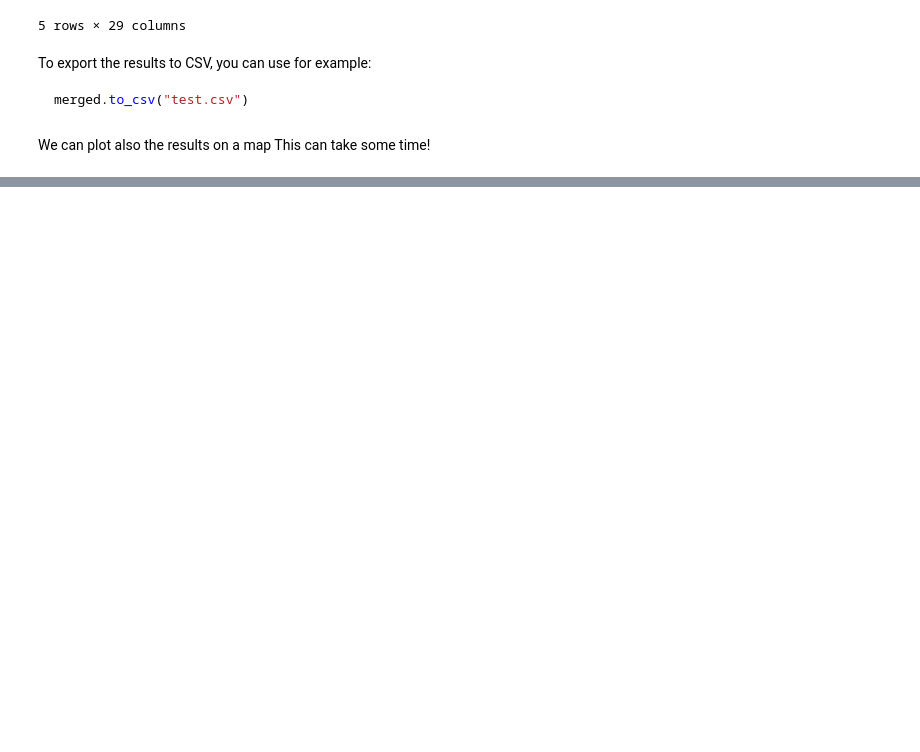
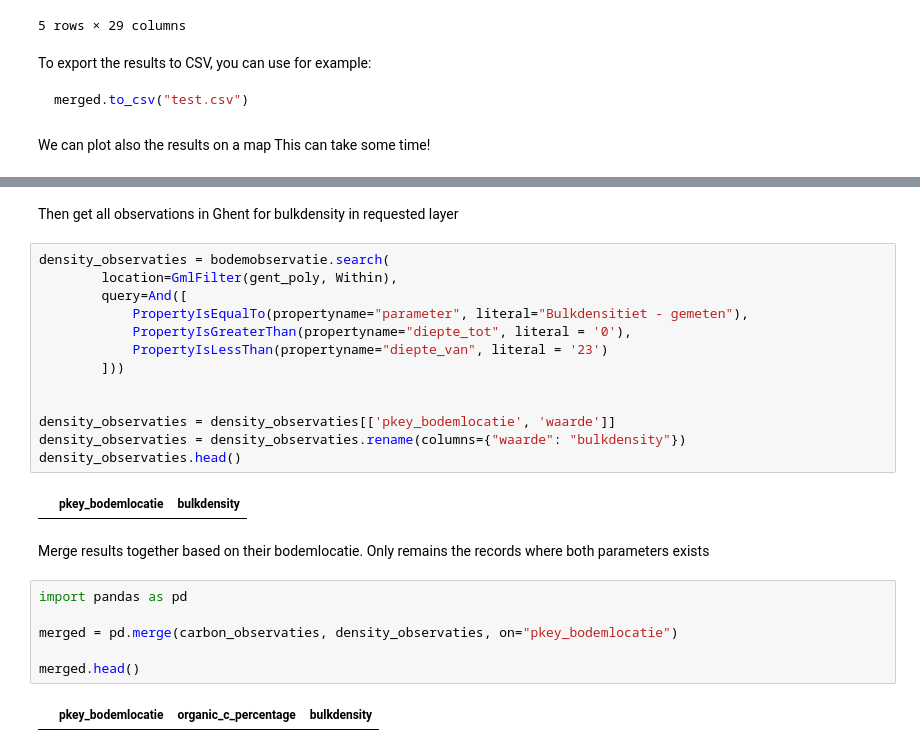
Before and after one commit to DOV-Vlaanderen/pydov, a Jupyter notebook: docs/notebooks/search_bodem.ipynb, the cells around one changed output, grey strips where cells are left out. Cells and saved outputs as stored; diff of their text form; blank space fills up the shorter version.

```diff
--- a/docs/notebooks/search_bodem.ipynb
+++ b/docs/notebooks/search_bodem.ipynb
@@ -374,0 +399,27 @@ fmap
+# %% [markdown]
+Then get all observations in Ghent for bulkdensity in requested layer
+# %%
+density_observaties = bodemobservatie.search(
+        location=GmlFilter(gent_poly, Within),
+        query=And([
+            PropertyIsEqualTo(propertyname="parameter", literal="Bulkdensitiet - gemeten"),
+            PropertyIsGreaterThan(propertyname="diepte_tot", literal = '0'),
+            PropertyIsLessThan(propertyname="diepte_van", literal = '23')
+        ]))
+
+
+density_observaties = density_observaties[['pkey_bodemlocatie', 'waarde']]
+density_observaties = density_observaties.rename(columns={"waarde": "bulkdensity"})
+density_observaties.head()
+# %% [output]
+|  | pkey_bodemlocatie | bulkdensity |
+# %% [markdown]
+Merge results together based on their bodemlocatie. Only remains the records where both parameters exists
+# %%
+import pandas as pd
+
+merged = pd.merge(carbon_observaties, density_observaties, on="pkey_bodemlocatie")
+
+merged.head()
+# %% [output]
+|  | pkey_bodemlocatie | organic_c_percentage | bulkdensity |
```
Also changed, not shown: parts of 12 cells of this notebook.
